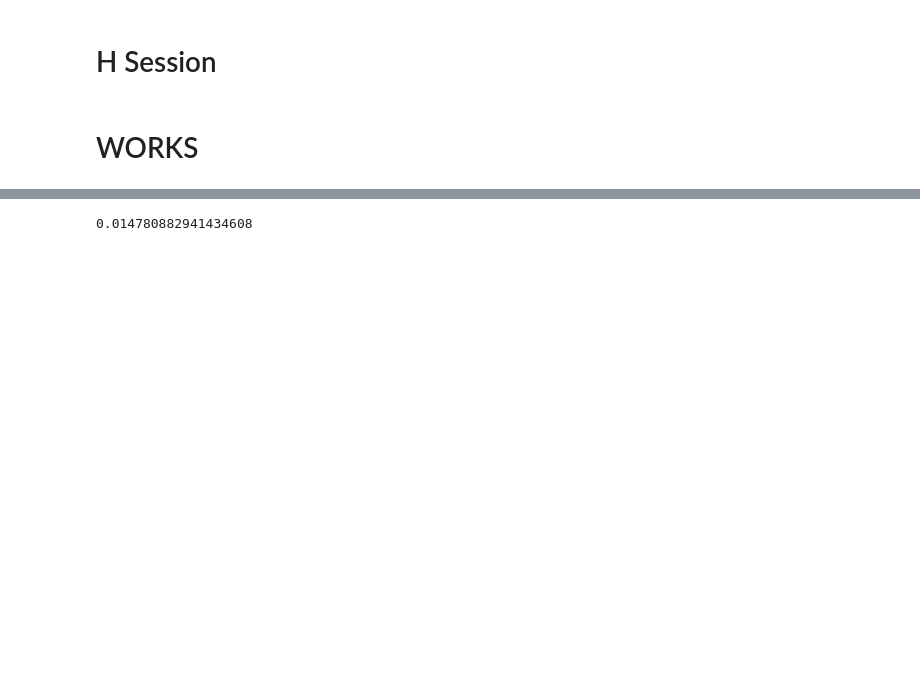
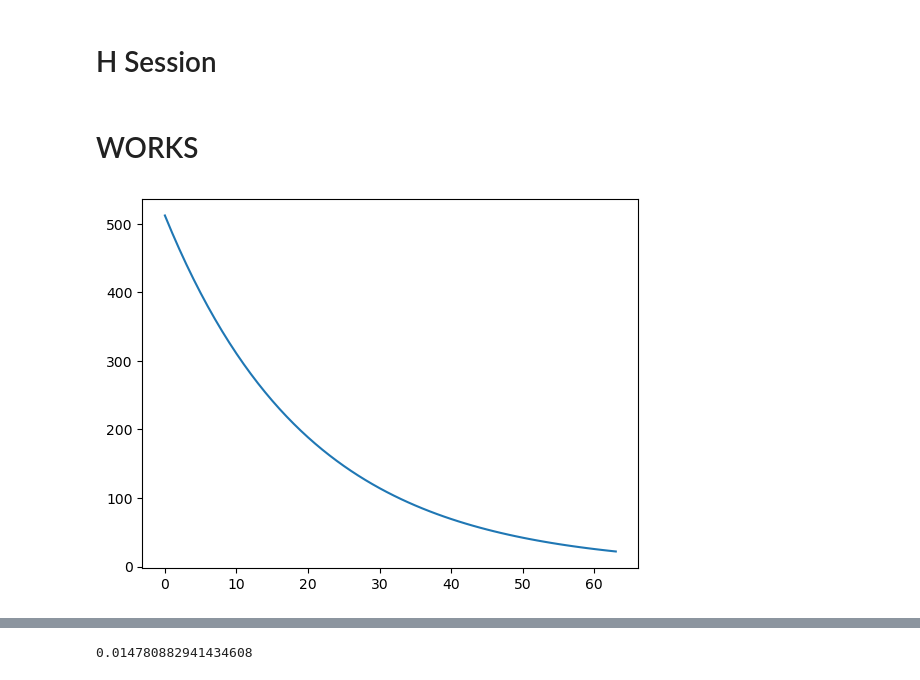
Before and after one commit to Dim314159/Reinforcement_Learning, a Jupyter notebook: Nardw_0_MCTS.ipynb, the cells around one changed output, grey strips where cells are left out. Drawn from its saved outputs; the diff is of its cells as text; code cells hidden in the pictures; blank space fills up the shorter version.

```diff
--- a/Nardw_0_MCTS.ipynb
+++ b/Nardw_0_MCTS.ipynb
@@ -1144,3 +979,5 @@ for ch in node.children:
+# %%
+n = 0
 # %% [markdown]
 # H Session
 # %%
@@ -1149,3 +986,14 @@ hum = Agent_h()
 session_h(ag_1, hum, h_first = True)
 # %% [markdown]
 # WORKS
+# %%
+def decay(n, max_iterations, decay_rate):
+    return max_iterations * np.exp(-decay_rate * n)
+my_arr = np.arange(64)
+# %%
+plot_arr = decay(my_arr, 512, 0.05)
+# %%
+plt.plot(plot_arr)
+plt.show()
+# %% [output]
+[figure, added]
```
Also changed, not shown: parts of 47 cells of this notebook.
